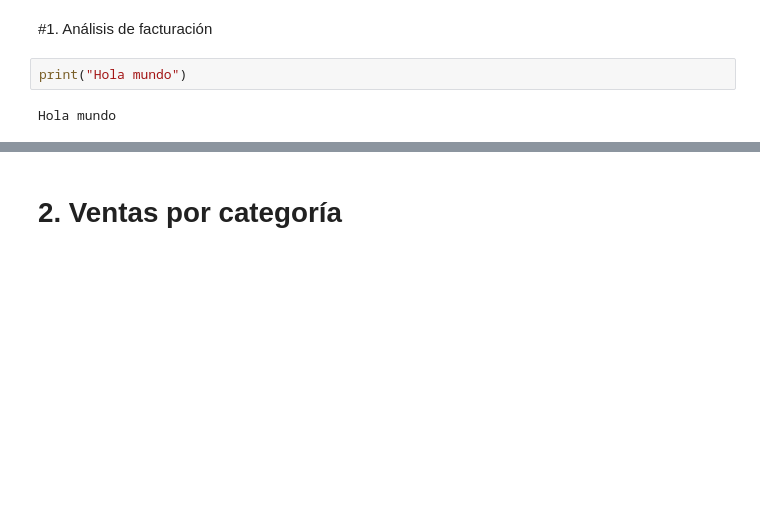
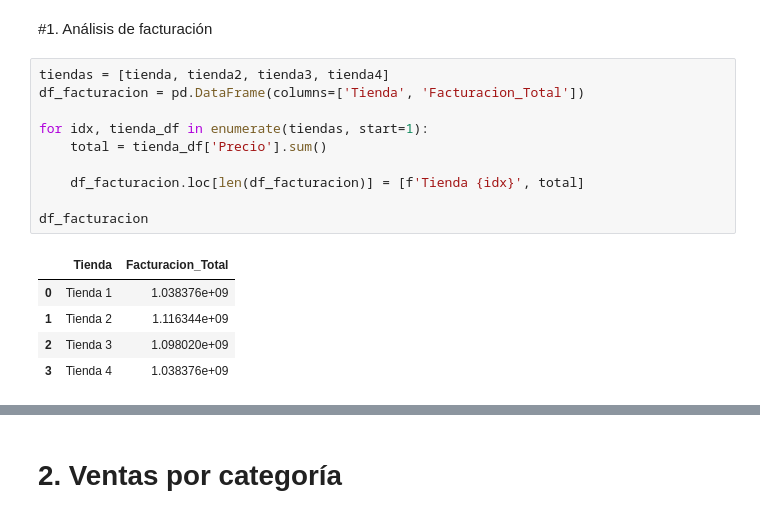
Before and after one commit to Brayan8Ch/challenge1-data-science-latam_alura, a Jupyter notebook: AluraStoreLatam.ipynb, the cells around one changed output, grey strips where cells are left out. Saved outputs shown, nothing was run; the diff lists cells and outputs as text; blank space fills up the shorter version.

```diff
--- a/AluraStoreLatam.ipynb
+++ b/AluraStoreLatam.ipynb
@@ -25,7 +25,19 @@ tienda.head()
 | 4 | Silla de oficina | Muebles | 335200.0 | 20200.0 | 07/11/2020 | Maria Alfonso | Medellín | ... |
 # %% [markdown]
 #1. Análisis de facturación
-# %%
-print("Hola mundo")
-# %% [output]
-Hola mundo
+# %%
+tiendas = [tienda, tienda2, tienda3, tienda4]
+df_facturacion = pd.DataFrame(columns=['Tienda', 'Facturacion_Total'])
+
+for idx, tienda_df in enumerate(tiendas, start=1):
+    total = tienda_df['Precio'].sum()
+
+    df_facturacion.loc[len(df_facturacion)] = [f'Tienda {idx}', total]
+
+df_facturacion
+# %% [output]
+|  | Tienda | Facturacion_Total |
+| 0 | Tienda 1 | 1.038376e+09 |
+| 1 | Tienda 2 | 1.116344e+09 |
+| 2 | Tienda 3 | 1.098020e+09 |
+| 3 | Tienda 4 | 1.038376e+09 |
```
Also changed, not shown: parts of 2 cells of this notebook.
